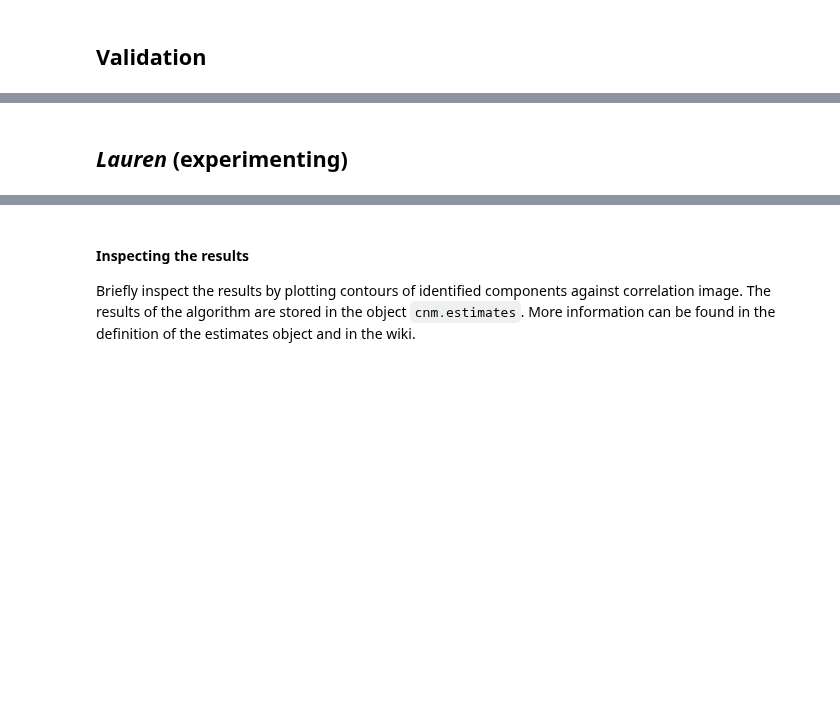
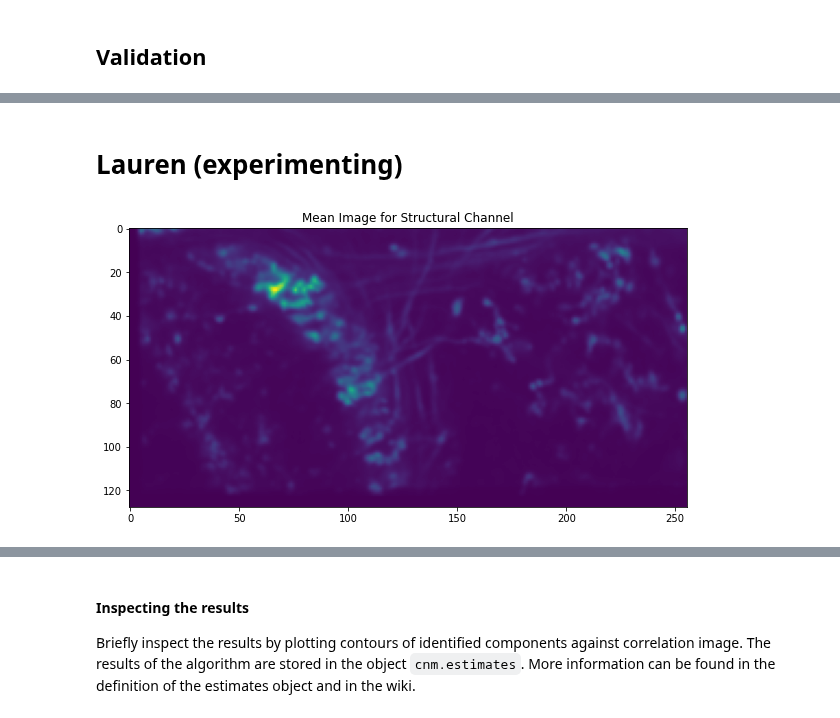
Before and after one commit to laurenneal/capstone-visual-neuroscience, a Jupyter notebook: Demo_Caiman_Stripped_Working_Lauren.ipynb, the cells around one changed output, grey strips where cells are left out. Saved outputs shown, nothing was run; the diff lists cells and outputs as text; code cells hidden in the pictures; blank space fills up the shorter version.

```diff
--- a/Demo_Caiman_Stripped_Working_Lauren.ipynb
+++ b/Demo_Caiman_Stripped_Working_Lauren.ipynb
@@ -457,5 +513,5 @@ plt.imshow(np.reshape(maskimg2, dims, order="F"))
 # %% [markdown]
-## *Lauren* (experimenting)
+# **Lauren** (experimenting)
 # %%
 #%% restart cluster to clean up memory
 c, dview, n_processes = cm.cluster.setup_cluster(
@@ -463,3 +519,11 @@ c, dview, n_processes = cm.cluster.setup_cluster(
 # %%
 fname_new_exp = cm.save_memmap(fnames, base_name='memmap_',
                                order='C', border_to_0=0, dview=dview)
+# %%
+R_test = cm.load(fname_new_exp)
+mR_test = R_test.mean(0)
+plt.figure(figsize=(10,10))
+plt.imshow(mR_test)
+plt.title('Mean Image for Structural Channel');
+# %% [output]
+[figure, added]
```
Also changed, not shown: parts of 41 cells of this notebook.
